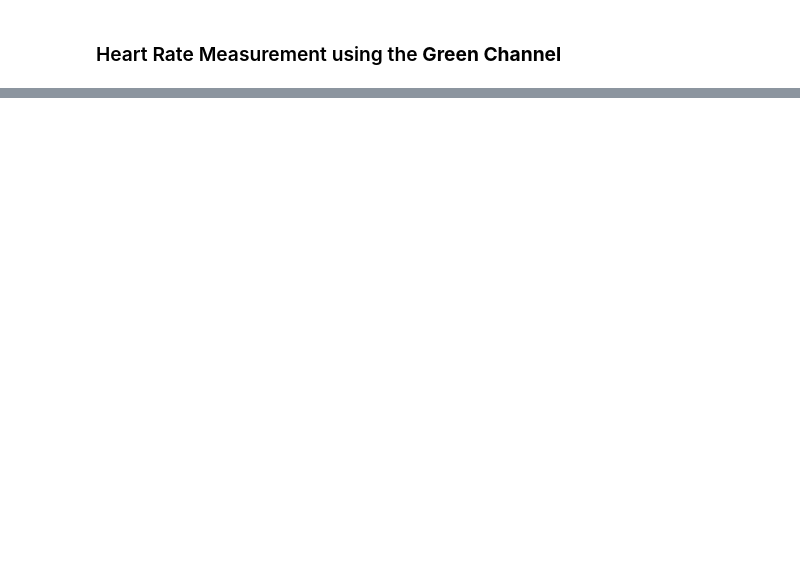
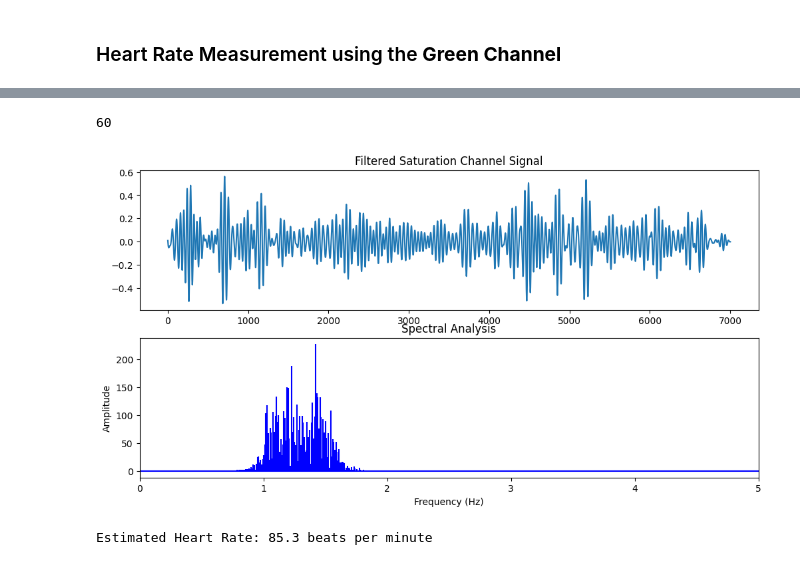
Before and after one commit to JuanVill4/HRV_Analysis, a Jupyter notebook: HR_Measurement_HSV.ipynb, the cells around one changed output, grey strips where cells are left out. Drawn from its saved outputs; the diff is of its cells as text; code cells hidden in the pictures; blank space fills up the shorter version.

```diff
--- a/HR_Measurement_HSV.ipynb
+++ b/HR_Measurement_HSV.ipynb
@@ -155,0 +19,16 @@ Heart rate: 84.00 bpm
+# %%
+import cv2
+import numpy as np
+from scipy.signal import find_peaks, butter, filtfilt
+# Carga el clasificador Haarcascade preentrenado para detección de caras
+face_cascade = cv2.CascadeClassifier(cv2.data.haarcascades + 'haarcascade_frontalface_default.xml')
+
+# Carga el video desde tu computadora a Google Colab
+video_filename = "Juan60.mp4"
+# Abre el video
+cap = cv2.VideoCapture(video_filename)
+fps = cap.get(cv2.CAP_PROP_FPS)
+fs = round(fps)
+print(fs)
+# %% [output]
+60
@@ -156,3 +66,61 @@ Heart rate: 84.00 bpm
+# %%
+
+# Aplicar un filtro pasa banda para obtener la señal del pulso
+lowcut = 1.0
+highcut = 1.6
+
+# Función para crear un filtro pasa banda Butterworth
+def butter_bandpass(lowcut, highcut, fs, order=5):
+    nyq = 0.5 * fs
+    low = lowcut / nyq
+    high = highcut / nyq
+    b, a = butter(order, [low, high], btype='band')
+    return b, a
+
+# Función para aplicar el filtro
+def butter_bandpass_filter(data, lowcut, highcut, fs, order=5):
+    b, a = butter_bandpass(lowcut, highcut, fs, order=order)
+    y = filtfilt(b, a, data)
+    return y
+
+# Filtrar la señal
+filtered_saturation = butter_bandpass_filter(saturation_array, lowcut, highcut, fs, order=5)
+
+# Realizar FFT en la señal filtrada
+saturation_fft = fft(filtered_saturation)
+
+# Calcular las frecuencias correspondientes
+freqs = np.fft.fftfreq(len(filtered_saturation), 1/fs)
+
+# Encuentra la frecuencia con la magnitud más alta en el rango de la frecuencia cardíaca
+idx = np.argmax(np.abs(saturation_fft))
+pulse_freq = freqs[idx]
+heart_rate = pulse_freq * 60  # Convertir a latidos por minuto
+
+# Mostrar los resultados
+plt.figure(figsize=(12, 6))
+
+# Mostrar la señal temporal filtrada
+plt.subplot(2, 1, 1)
+plt.plot(filtered_saturation)
+plt.title('Filtered Saturation Channel Signal')
+
+# Mostrar el espectro de la señal
+plt.subplot(2, 1, 2)
+plt.stem(freqs, np.abs(saturation_fft), 'b', markerfmt=" ", basefmt="-b")
+plt.title('Spectral Analysis')
+plt.xlabel('Frequency (Hz)')
+plt.ylabel('Amplitude')
+plt.xlim(0, 5)  # Limitar el eje x al rango de interés para la frecuencia cardíaca
+plt.show()
+
+print(f'Estimated Heart Rate: {heart_rate:.1f} beats per minute')
+
+# Libera el capturador de video
+cap.release()
+# %% [output]
+[figure, added]
+Estimated Heart Rate: 85.3 beats per minute
 # %%
 #------Compare to the heart rate calculated from pulse oximeter measurements------
 
```
Also changed, not shown: parts of 12 cells of this notebook, 2 other files.
